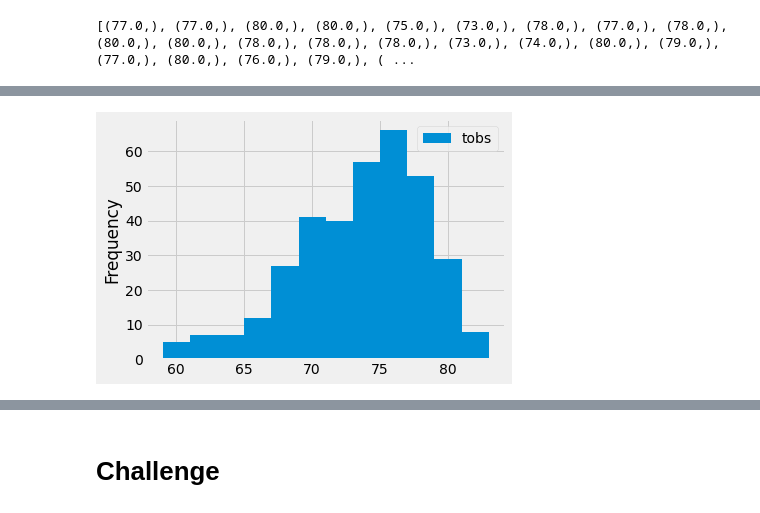
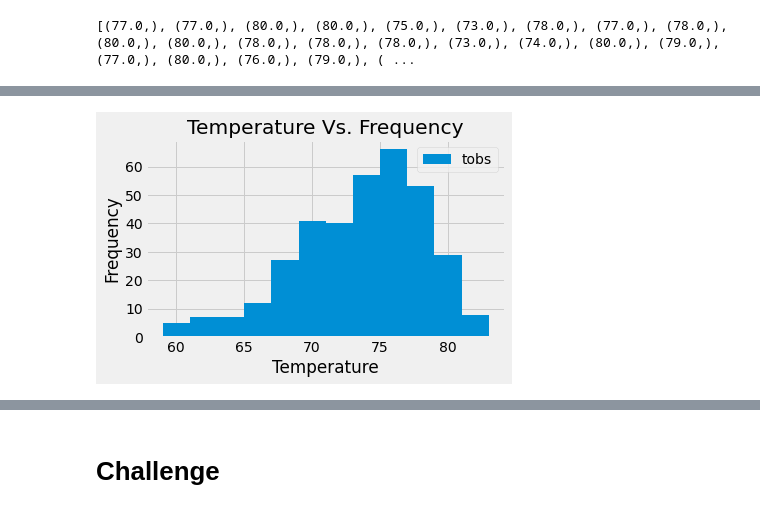
Before and after one commit to quorinne/surfs_up, a Jupyter notebook: climate_analysis (1).ipynb, the cells around one changed output, grey strips where cells are left out. Cells and saved outputs as stored; diff of their text form; code cells hidden in the pictures.

```diff
--- a/climate_analysis (1).ipynb
+++ b/climate_analysis (1).ipynb
@@ -210,5 +212,12 @@ print(df2)
 # %%
 df2.plot.hist(bins=12)
 plt.tight_layout()
+
+plt.title("Temperature Vs. Frequency")
+plt.xlabel("Temperature")
+plt.legend
+
+plt.savefig("Resources/temperature_vs_frequency.png")
+plt.show()
 # %% [output]
-[figure, old version]
+[figure, new version]
```
Also changed, not shown: parts of 7 cells of this notebook, 10 other files.
